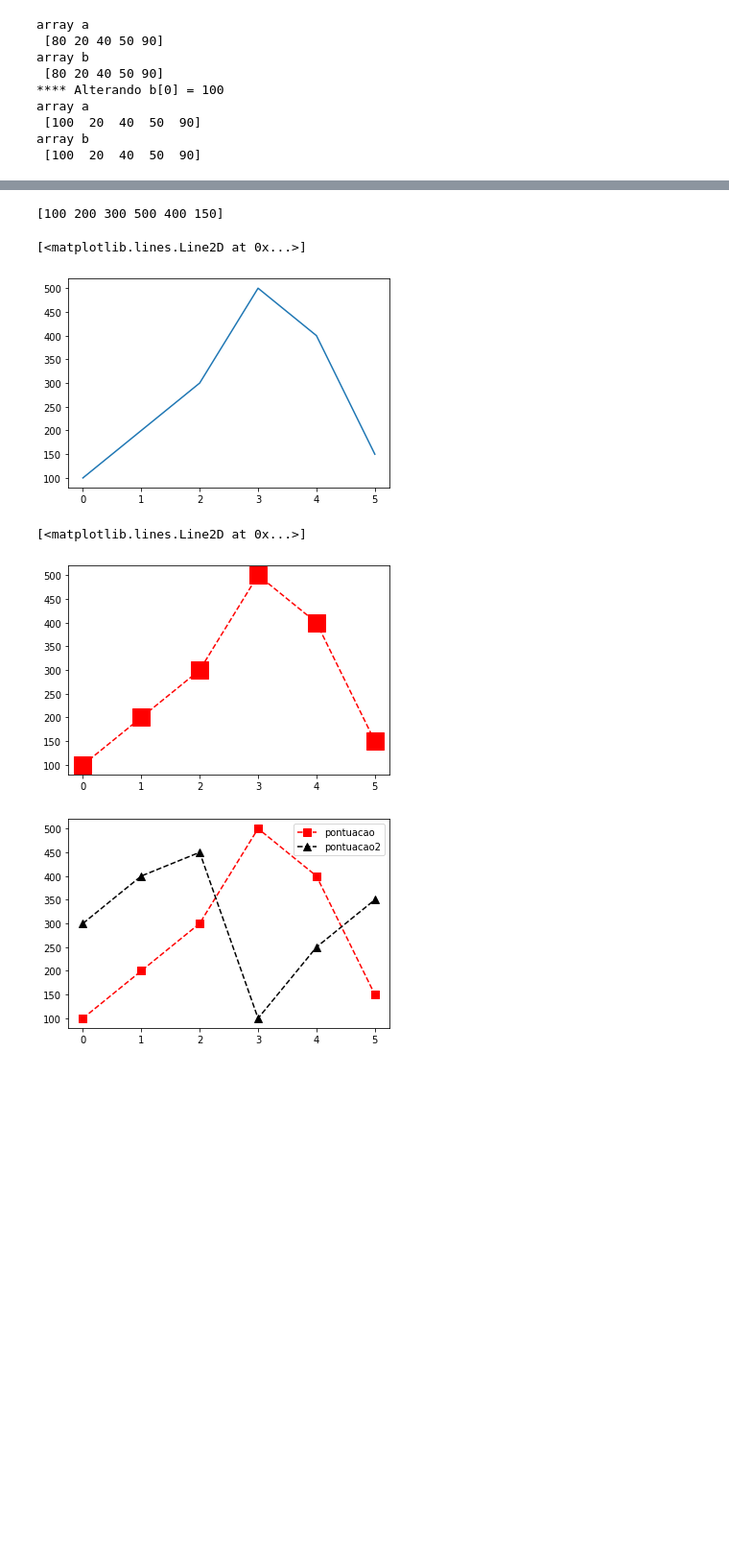
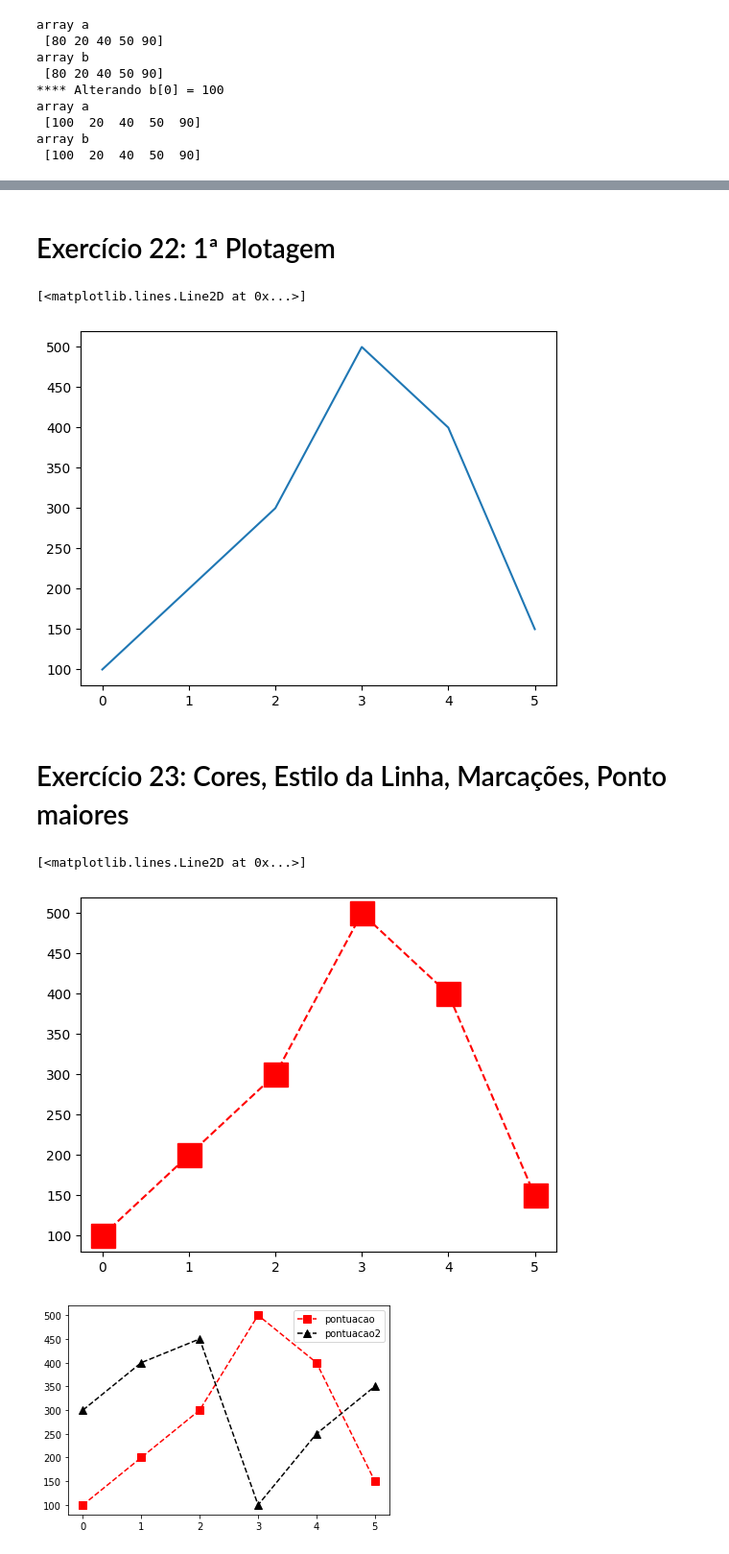
Before and after one commit to AndersonANascimento/curso_python, a Jupyter notebook: Numpy.ipynb, the cells around one changed output, grey strips where cells are left out. Shown at 96% size. Saved outputs shown, nothing was run; the diff lists cells and outputs as text; code cells hidden in the pictures; blank space fills up the shorter version.

```diff
--- a/Numpy.ipynb
+++ b/Numpy.ipynb
@@ -122,20 +234,25 @@ array b
+# %% [markdown]
+# Exercício 22: 1ª Plotagem
 # %%
+# -*- coding: UTF-8 -*-
 import numpy as np
 import matplotlib.pyplot as plt
 %matplotlib inline
 
-pontuacao = np.array([100,200,300,500,400,150])
-print(pontuacao)
+pontuacao = np.array([100, 200, 300, 500, 400, 150])
+# print(pontuacao)
 plt.plot(pontuacao)
 # %% [output]
-[100 200 300 500 400 150]
+[<matplotlib.lines.Line2D at 0x...>]
-[<matplotlib.lines.Line2D at 0x...>]
-[figure, old version]
+[figure, new version]
+# %% [markdown]
+# Exercício 23: Cores, Estilo da Linha, Marcações, Ponto maiores
 # %%
 plt.plot(pontuacao, c ='red', ls='--', marker='s', ms='18')
+plt.plot(pontuacao, c ='red', ls='--', marker='s', ms='18')
 # %% [output]
 [<matplotlib.lines.Line2D at 0x...>]
-[figure, old version]
+[figure, new version]
 # %%
 pontuacao2 = np.array([300,400,450,100,250,350])
 plt.plot(pontuacao, c ='red', ls='--', marker='s', ms='8', label='pontuacao')
```
Also changed, not shown: parts of 26 cells of this notebook, 10 other files.
